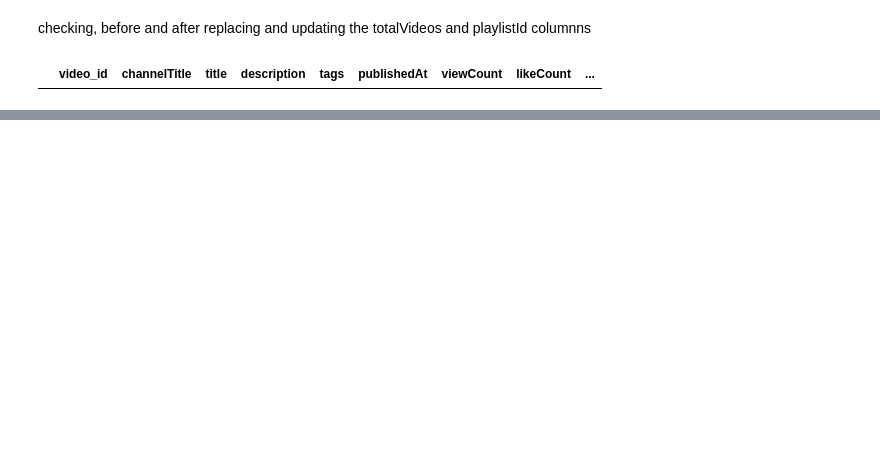
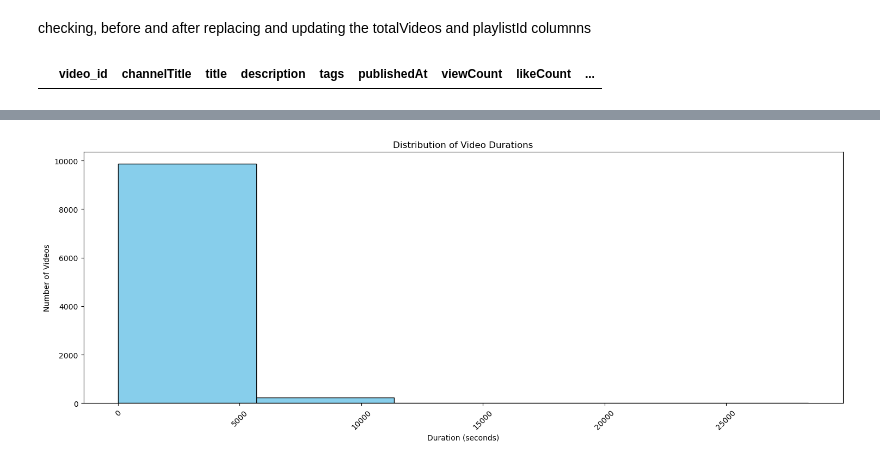
Before and after one commit to Nginacloud/Analytics, a Jupyter notebook: YoutubeScrap/Youtube_EDA.ipynb, the cells around one changed output, grey strips where cells are left out. Drawn from its saved outputs; the diff is of its cells as text; code cells hidden in the pictures; blank space fills up the shorter version.

```diff
--- a/YoutubeScrap/Youtube_EDA.ipynb
+++ b/YoutubeScrap/Youtube_EDA.ipynb
@@ -208,0 +238,13 @@ df
+# %%
+dataframe['tagsCount'] = dataframe['tags'].apply(lambda x: 0 if x is None else len(x))
+dataframe['likeRatio'] = dataframe['likeCount']/ dataframe['viewCount'] * 1000
+dataframe['commentRatio'] = dataframe['commentCount']/ dataframe['viewCount'] * 1000
+# %%
+plt.hist(dataframe['durationSecs'], bins=5, color='skyblue', edgecolor='black')
+plt.title('Distribution of Video Durations')
+plt.xlabel('Duration (seconds)')
+plt.ylabel('Number of Videos')
+plt.xticks(rotation=45)
+plt.show()
+# %% [output]
+[figure, added]
```
Also changed, not shown: parts of 18 cells of this notebook, 1 other file.
